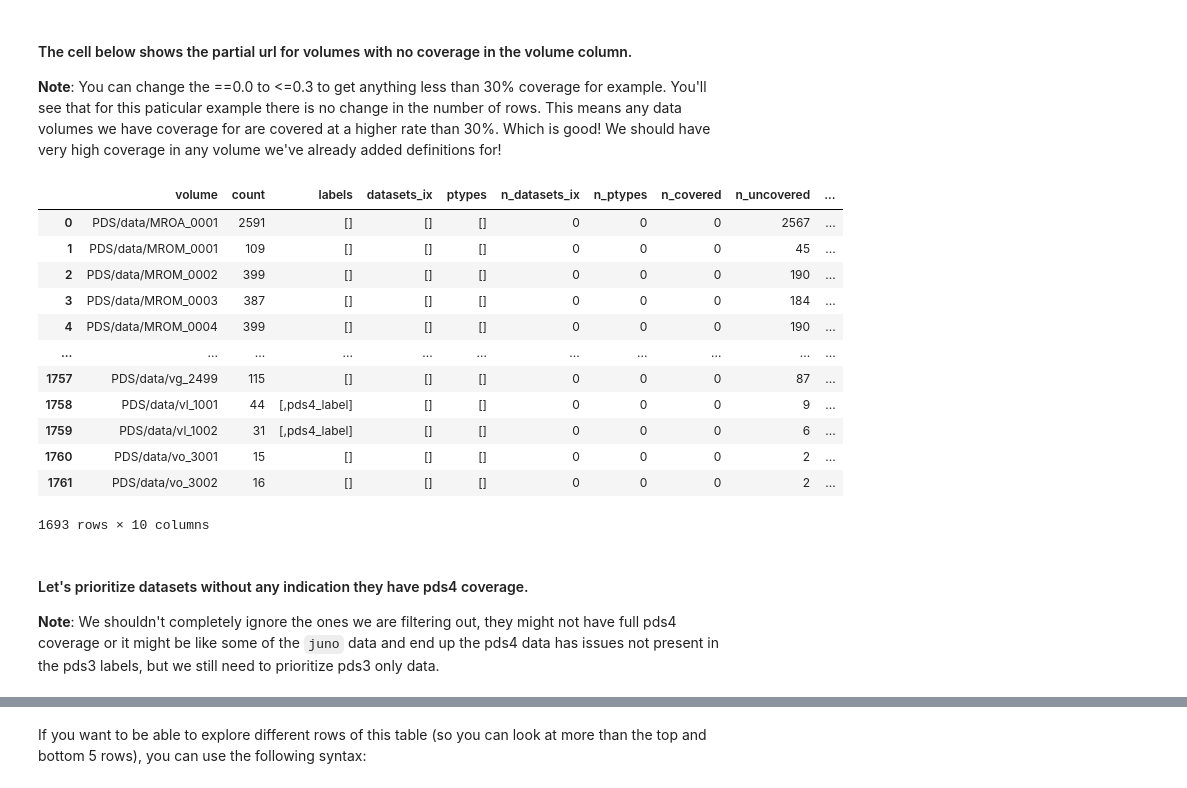
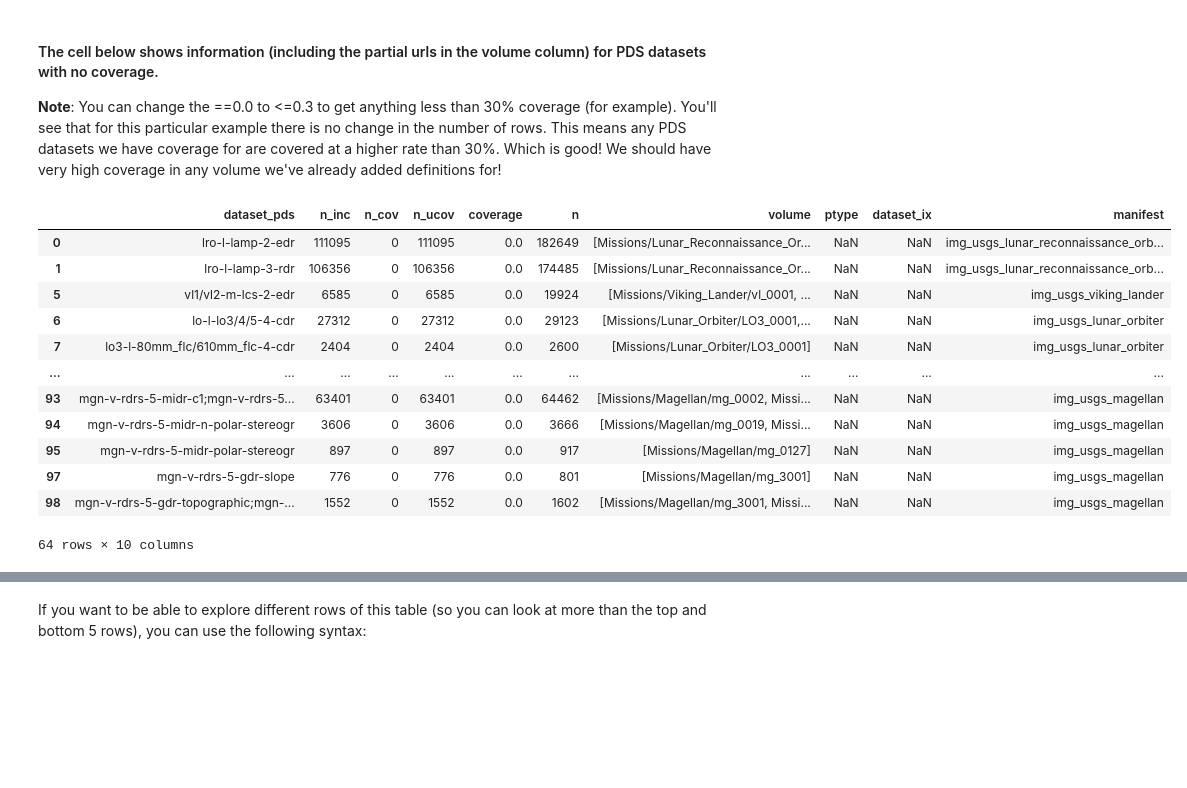
Before and after one commit to MillionConcepts/pdr-tests, a Jupyter notebook: pdr_tests/Coverage_Manifest_Explorer.ipynb, the cells around one changed output, grey strips where cells are left out. Drawn from its saved outputs; the diff is of its cells as text; code cells hidden in the pictures; blank space fills up the shorter version.

```diff
--- a/pdr_tests/Coverage_Manifest_Explorer.ipynb
+++ b/pdr_tests/Coverage_Manifest_Explorer.ipynb
@@ -18,0 +15,4 @@ counting dataset_pds
+# %%
+manifests_folder = Path().absolute() / "node_manifests/"
+
+loader = MetricLoader(manifests_folder)
@@ -19,25 +35,25 @@ counting dataset_pds
+# %%
+manifest = 'img_usgs'
+
+statstable = loader.load(manifest)
 # %% [markdown]
-#### The cell below shows the partial url for volumes with no coverage in the volume column.
+#### The cell below shows information (including the partial urls in the volume column) for PDS datasets with no coverage.
 
-**Note**: You can change the ==0.0 to <=0.3 to get anything less than 30% coverage for example. You'll see that for this paticular example there is no change in the number of rows. This means any data volumes we have coverage for are covered at a higher rate than 30%. Which is good! We should have very high coverage in any volume we've already added definitions for!
+**Note**: You can change the ==0.0 to <=0.3 to get anything less than 30% coverage (for example). You'll see that for this particular example there is no change in the number of rows. This means any PDS datasets we have coverage for are covered at a higher rate than 30%. Which is good! We should have very high coverage in any volume we've already added definitions for!
 # %%
-no_coverage_df=metrics["volume"][metrics["volume"]["coverage"]==0.0]
+no_coverage_df = statstable.loc[statstable['coverage'] == 0]
 no_coverage_df
 # %% [output]
-|  | volume | count | labels | datasets_ix | ptypes | n_datasets_ix | n_ptypes | n_covered | n_uncovered | ... |
-| 0 | PDS/data/MROA_0001 | 2591 | [] | [] | [] | 0 | 0 | 0 | 2567 | ... |
-| 1 | PDS/data/MROM_0001 | 109 | [] | [] | [] | 0 | 0 | 0 | 45 | ... |
-| 2 | PDS/data/MROM_0002 | 399 | [] | [] | [] | 0 | 0 | 0 | 190 | ... |
-| 3 | PDS/data/MROM_0003 | 387 | [] | [] | [] | 0 | 0 | 0 | 184 | ... |
-| 4 | PDS/data/MROM_0004 | 399 | [] | [] | [] | 0 | 0 | 0 | 190 | ... |
+|  | dataset_pds | n_inc | n_cov | n_ucov | coverage | n | volume | ptype | dataset_ix | manifest |
+| 0 | lro-l-lamp-2-edr | 111095 | 0 | 111095 | 0.0 | 182649 | [Missions/Lunar_Reconnaissance_Or... | NaN | NaN | img_usgs_lunar_reconnaissance_orb... |
+| 1 | lro-l-lamp-3-rdr | 106356 | 0 | 106356 | 0.0 | 174485 | [Missions/Lunar_Reconnaissance_Or... | NaN | NaN | img_usgs_lunar_reconnaissance_orb... |
+| 5 | vl1/vl2-m-lcs-2-edr | 6585 | 0 | 6585 | 0.0 | 19924 | [Missions/Viking_Lander/vl_0001, ... | NaN | NaN | img_usgs_viking_lander |
+| 6 | lo-l-lo3/4/5-4-cdr | 27312 | 0 | 27312 | 0.0 | 29123 | [Missions/Lunar_Orbiter/LO3_0001,... | NaN | NaN | img_usgs_lunar_orbiter |
+| 7 | lo3-l-80mm_flc/610mm_flc-4-cdr | 2404 | 0 | 2404 | 0.0 | 2600 | [Missions/Lunar_Orbiter/LO3_0001] | NaN | NaN | img_usgs_lunar_orbiter |
 | ... | ... | ... | ... | ... | ... | ... | ... | ... | ... | ... |
-| 1757 | PDS/data/vg_2499 | 115 | [] | [] | [] | 0 | 0 | 0 | 87 | ... |
-| 1758 | PDS/data/vl_1001 | 44 | [,pds4_label] | [] | [] | 0 | 0 | 0 | 9 | ... |
-| 1759 | PDS/data/vl_1002 | 31 | [,pds4_label] | [] | [] | 0 | 0 | 0 | 6 | ... |
-| 1760 | PDS/data/vo_3001 | 15 | [] | [] | [] | 0 | 0 | 0 | 2 | ... |
-| 1761 | PDS/data/vo_3002 | 16 | [] | [] | [] | 0 | 0 | 0 | 2 | ... |
+| 93 | mgn-v-rdrs-5-midr-c1;mgn-v-rdrs-5... | 63401 | 0 | 63401 | 0.0 | 64462 | [Missions/Magellan/mg_0002, Missi... | NaN | NaN | img_usgs_magellan |
+| 94 | mgn-v-rdrs-5-midr-n-polar-stereogr | 3606 | 0 | 3606 | 0.0 | 3666 | [Missions/Magellan/mg_0019, Missi... | NaN | NaN | img_usgs_magellan |
+| 95 | mgn-v-rdrs-5-midr-polar-stereogr | 897 | 0 | 897 | 0.0 | 917 | [Missions/Magellan/mg_0127] | NaN | NaN | img_usgs_magellan |
+| 97 | mgn-v-rdrs-5-gdr-slope | 776 | 0 | 776 | 0.0 | 801 | [Missions/Magellan/mg_3001] | NaN | NaN | img_usgs_magellan |
+| 98 | mgn-v-rdrs-5-gdr-topographic;mgn-... | 1552 | 0 | 1552 | 0.0 | 1602 | [Missions/Magellan/mg_3001, Missi... | NaN | NaN | img_usgs_magellan |
-1693 rows × 10 columns
+64 rows × 10 columns
-# %% [markdown]
-#### Let's prioritize datasets without any indication they have pds4 coverage.
-
-**Note**: We shouldn't completely ignore the ones we are filtering out, they might not have full pds4 coverage or it might be like some of the `juno` data and end up the pds4 data has issues not present in the pds3 labels, but we still need to prioritize pds3 only data.
```
Also changed, not shown: parts of 37 cells of this notebook, 3 other files.
